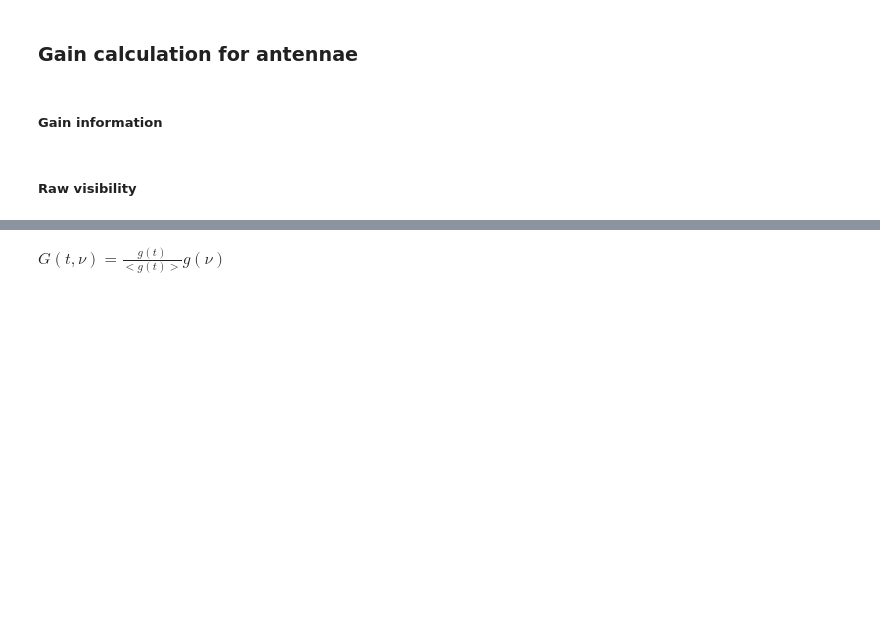
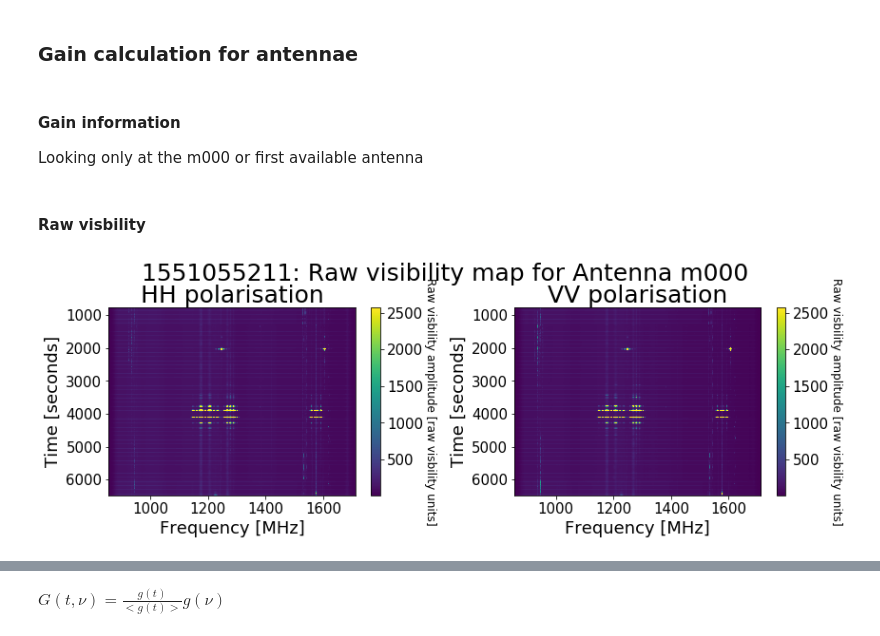
Before and after one commit to vitoria-ab/satellite_RFI-mine, a Jupyter notebook: Notebooks/MKAT_recalibration/Generating_Calibrated_Data_BGM_play.ipynb, the cells around one changed output, grey strips where cells are left out. Saved outputs shown, nothing was run; the diff lists cells and outputs as text; code cells hidden in the pictures; blank space fills up the shorter version.

```diff
--- a/Notebooks/MKAT_recalibration/Generating_Calibrated_Data_BGM_play.ipynb
+++ b/Notebooks/MKAT_recalibration/Generating_Calibrated_Data_BGM_play.ipynb
@@ -479,7 +776,9 @@ def gain_outliers(data):
 
     return data
 # %% [markdown]
-##### Gain information
+#### Gain information
+
+Looking only at the m000 or first available antenna
 # %%
 antenna_no = 0
 # Including the level 4 mask in the gain
@@ -520,31 +842,48 @@ mask['Inten_mask']
+# %% [markdown]
+#### Raw visbility
 # %%
-# Raw visbility
+
 ext_full = [frequency[0], frequency[-1], nd_s0[-1], nd_s0[0]]
 vmax, vmin = np.ma.max([vis_h, vis_v]), np.ma.min([vis_h, vis_v])
 
 fig, (ax1, ax2) = plt.subplots(figsize=(12, 4), ncols=2, nrows=1)
-fig.suptitle(str(pm.file)+': Raw visibility map for Antenna m010', y=1.04)
+fig.suptitle(
+    str(pm.file)
+    + ': Raw visibility map for Antenna '
+    + good_antennae[antenna_no][1],
+    y=1.04)
 
 ax=ax1
-pos = ax.imshow(vis_h, aspect='auto', extent=ext_full, vmax=vmax, vmin=vmin)
+pos = ax.imshow(vis_h, aspect='auto',
+                extent=ext_full, vmax=vmax, vmin=vmin
+               )
+
 cb = fig.colorbar(pos, ax=ax)
-cb.set_label('Raw visbility amplitude [raw visbility units]',size=12, rotation=270, labelpad=14)
+cb.set_label('Raw visbility amplitude [raw visbility units]',
+             size=12, rotation=270, labelpad=14
+            )
+
 ax.set_title('HH polarisation')
 ax.set_ylabel('Time [seconds]')
 ax.set_xlabel('Frequency [MHz]')
 
 ax=ax2
-pos = ax.imshow(vis_v, aspect='auto', extent=ext_full, vmax=vmax, vmin=vmin)
+pos = ax.imshow(vis_v, aspect='auto',
+                extent=ext_full, vmax=vmax, vmin=vmin
+               )
+
 cb = fig.colorbar(pos, ax=ax)
-cb.set_label('Raw visbility amplitude [raw visbility units]',size=12, rotation=270, labelpad=14)
+cb.set_label('Raw visbility amplitude [raw visbility units]',
+             size=12, rotation=270, labelpad=14
+            )
+
 ax.set_title('VV polarisation')
 ax.set_ylabel('Time [seconds]')
 ax.set_xlabel('Frequency [MHz]')
 
 fig.tight_layout()
-# fig.savefig(pm.data_plot+'cali/raw_vis_masked_plot_hh_vv.pdf', format='pdf', bbox_inches='tight')
+# %% [output]
+[figure, added]
-# %% [markdown]
-##### Raw visibility
 # %%
 fig, (ax1) = plt.subplots(figsize=(12, 4), nrows=1, ncols=1)
 
```
Also changed, not shown: parts of 51 cells of this notebook, 5 other files.
